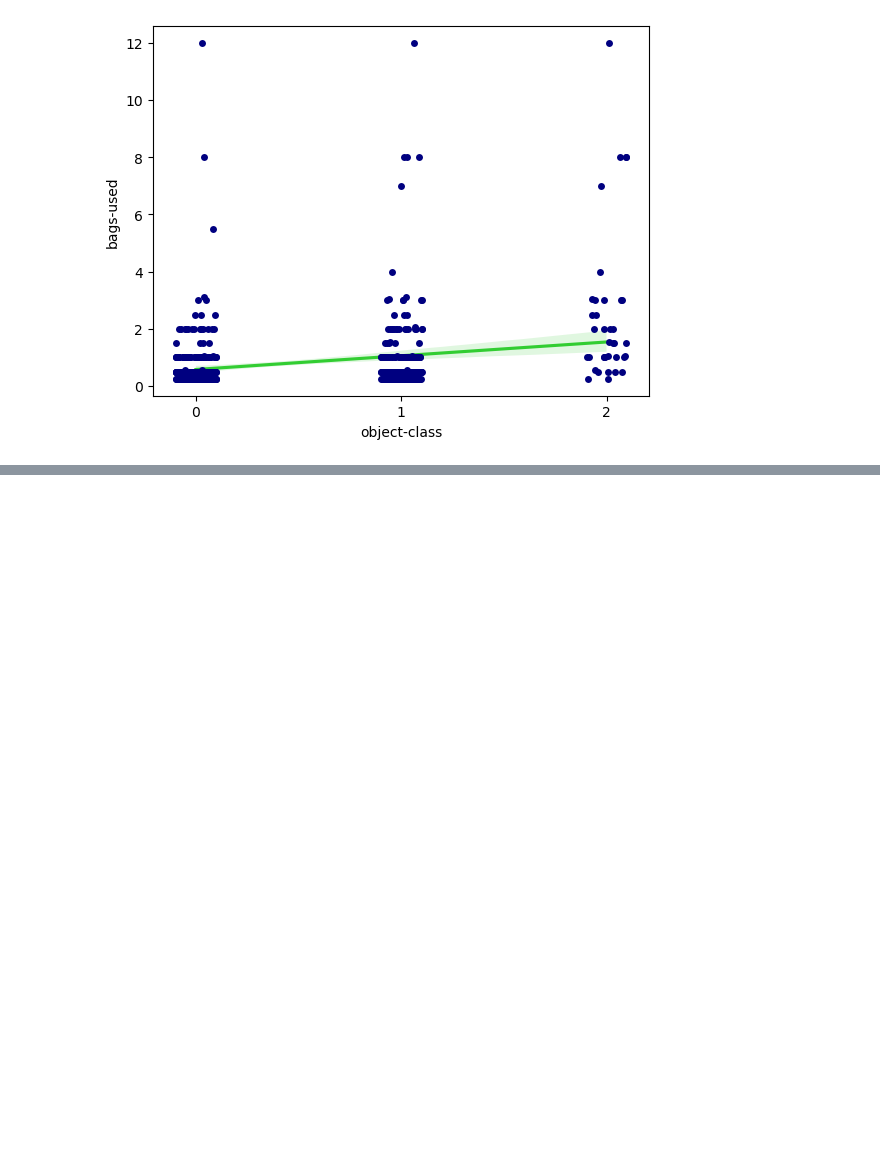
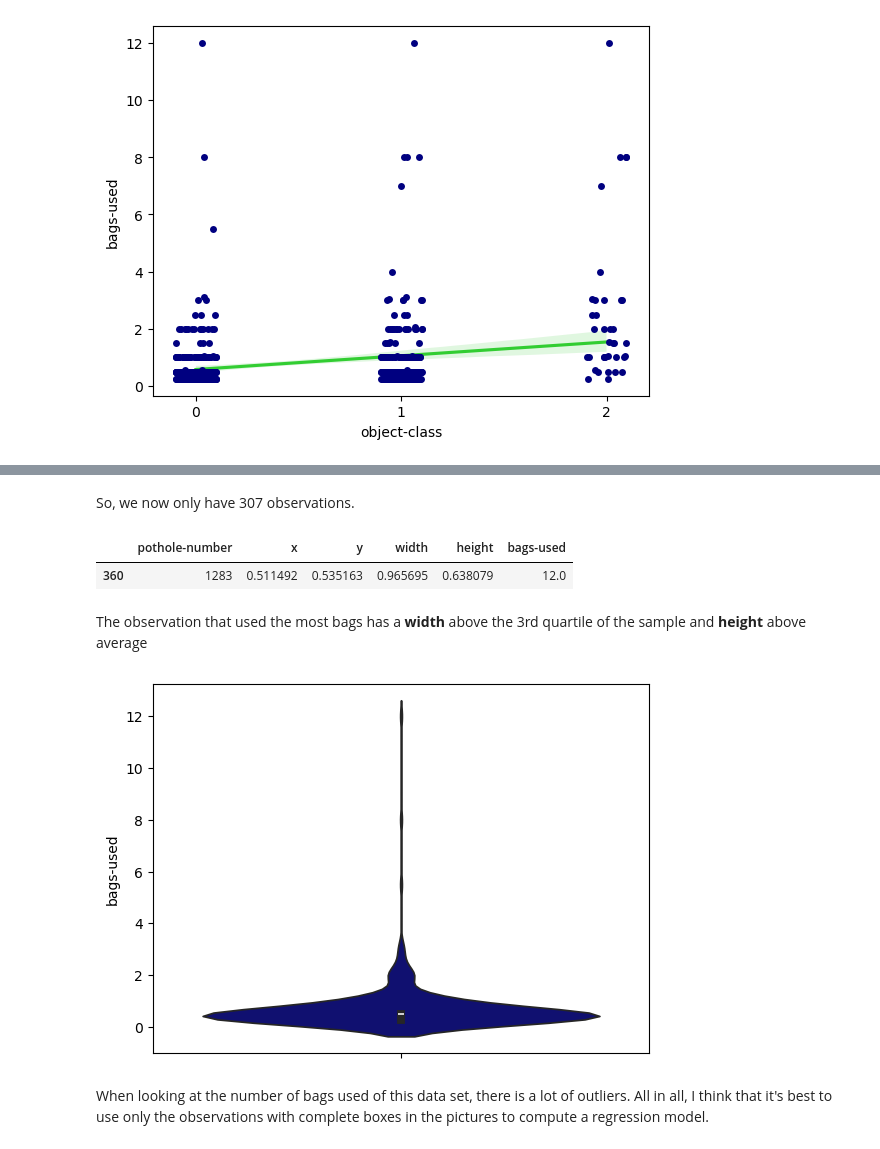
Before and after one commit to TomDevHub/ATDC, a Jupyter notebook: AlbertDataExploration.ipynb, the cells around one changed output, grey strips where cells are left out. Saved outputs shown, nothing was run; the diff lists cells and outputs as text; code cells hidden in the pictures; blank space fills up the shorter version.

Commit message:
Final Data Exploration

```diff
--- a/AlbertDataExploration.ipynb
+++ b/AlbertDataExploration.ipynb
@@ -118,0 +142,17 @@ plt.show()
+# %% [markdown]
+So, we now only have 307 observations.
+# %%
+subset = box_df[box_df['bags-used'] == box_df['bags-used'].max()]
+subset
+# %% [output]
+|  | pothole-number | x | y | width | height | bags-used |
+| 360 | 1283 | 0.511492 | 0.535163 | 0.965695 | 0.638079 | 12.0 |
+# %% [markdown]
+The observation that used the most bags has a **width** above the 3rd quartile of the sample and **height** above average
+# %%
+sns.violinplot(y = 'bags-used', data = box_df, color = 'navy')
+plt.show()
+# %% [output]
+[figure, added]
+# %% [markdown]
+When looking at the number of bags used of this data set, there is a lot of outliers. All in all, I think that it's best to use only the observations with complete boxes in the pictures to compute a regression model.
```
Also changed, not shown: parts of 4 cells of this notebook, 1 other file.
